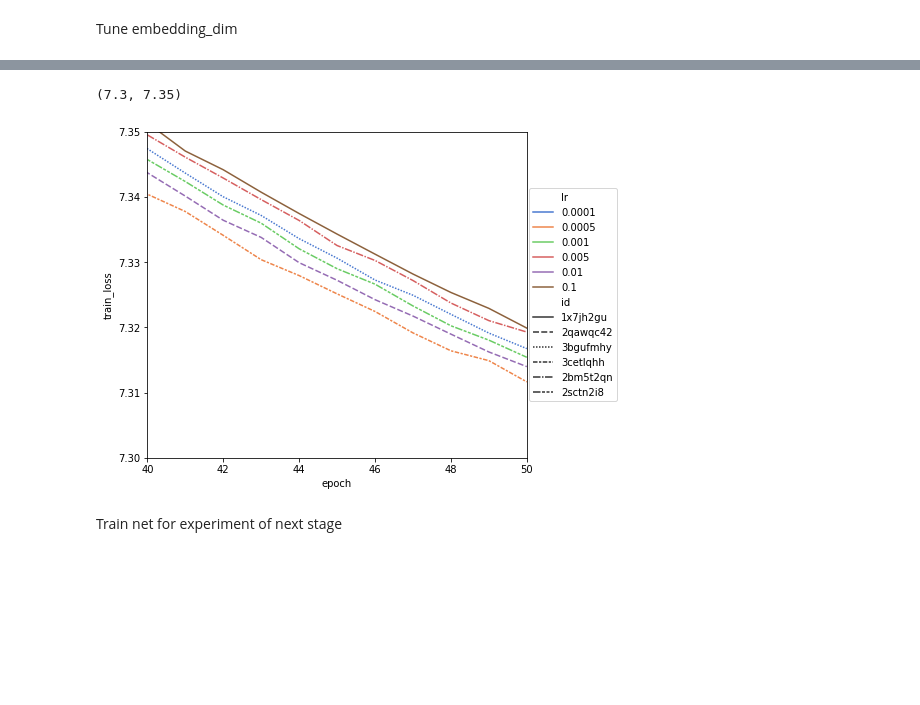
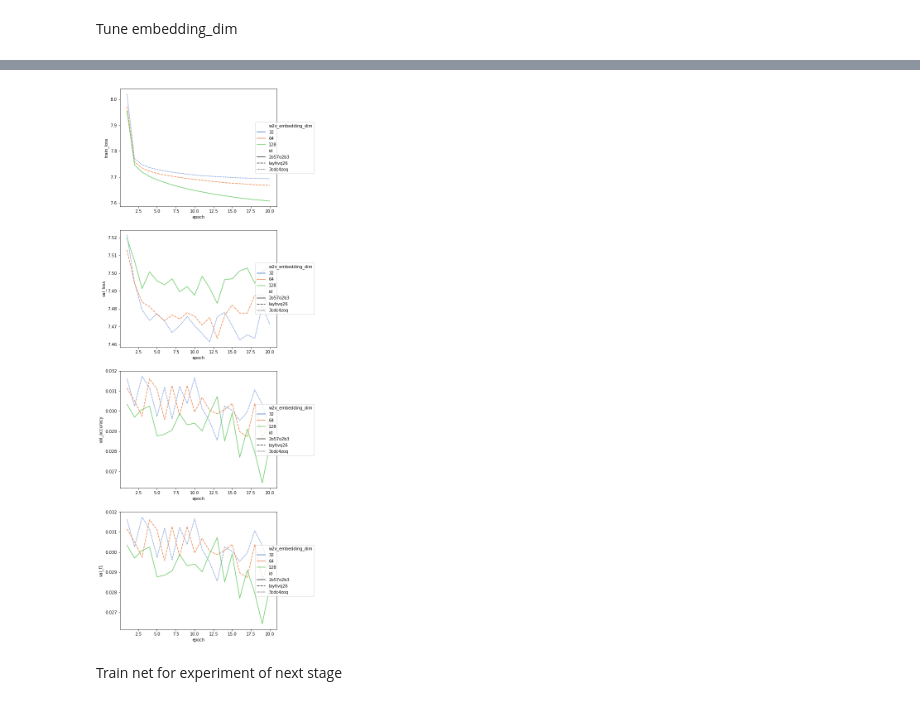
Before and after one commit to Dovermore/COMP5046-ass1, a Jupyter notebook: zhua9812_COMP5046_Ass1.ipynb, the cells around one changed output, grey strips where cells are left out. Drawn from its saved outputs; the diff is of its cells as text; code cells hidden in the pictures; blank space fills up the shorter version.

```diff
--- a/zhua9812_COMP5046_Ass1.ipynb
+++ b/zhua9812_COMP5046_Ass1.ipynb
@@ -370,19 +479,17 @@ KeyboardInterrupt: ignored
 # %%
-experiment_tag = "embedding_dim"
-performance = "train_loss"
+experiment_tag = "w2v_embedding_dim"
+performance = ["train_loss", "val_loss", "val_accuracy", "val_f1"]
 runs = api.runs(wandb_api_key, {"config.experiment_tag": experiment_tag, "config.model": "w2v"})
 df = get_runs_df(runs, attr=experiment_tag, performances=performance)
 fig = plot_runs_df(df, attr=experiment_tag, performances=performance)
 ax = fig.axes[0]
-ax.set_xlim([40, 50])
 
 # Value pretty much the same, with minor difference,
 # we will choose a larger value 0.01 for hoply faster convergence
 # in the full dataset
-embedding_dim = 128
+embedding_dim = 32
 # %% [output]
-(7.3, 7.35)
-[figure, old version]
+[figure, new version]
 # %% [markdown]
 Train net for experiment of next stage
 # %%
```
Also changed, not shown: parts of 18 cells of this notebook, 7 other files.
